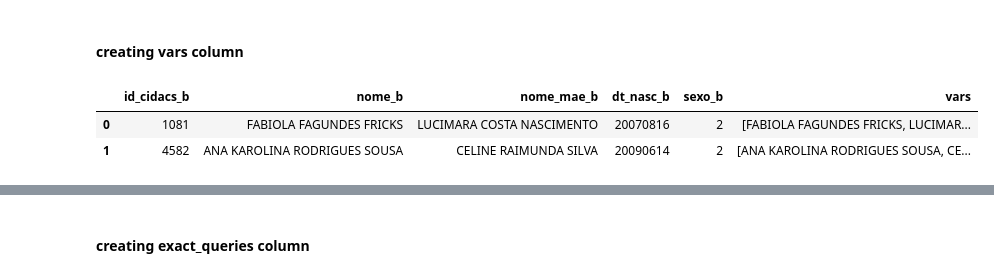
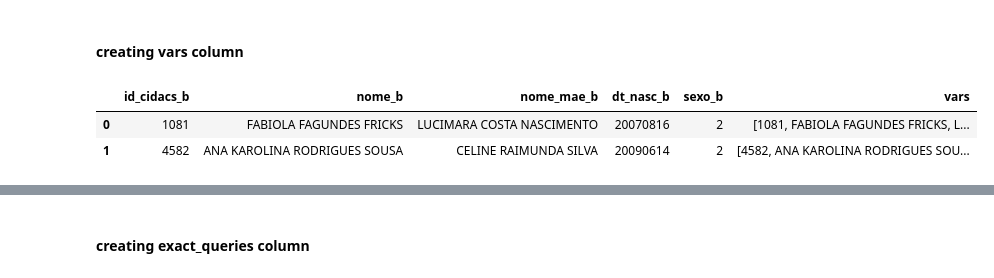
Before and after one commit to pierrepita/fully-distributed-cidacs-rl, a Jupyter notebook: cidacs-rl.ipynb, the cells around one changed output, grey strips where cells are left out. Saved outputs shown, nothing was run; the diff lists cells and outputs as text; code cells hidden in the pictures.

```diff
--- a/cidacs-rl.ipynb
+++ b/cidacs-rl.ipynb
@@ -327,11 +347,11 @@ query_size = config_['query_size']
 # %%
 tolink_id_column = config_['datasets_info']['tolink_dataset']['id_column_name']
 tolink_cols = config_['datasets_info']['tolink_dataset']['columns']
-tolink_cols = [x for x in tolink_cols if x != tolink_id_column]
+# tolink_cols = [x for x in tolink_cols if x != tolink_id_column]
 
 tolink_dataset = tolink_dataset.withColumn('vars', F.array(tolink_cols))
 tolink_dataset.limit(2).toPandas()
 # %% [output]
 |  | id_cidacs_b | nome_b | nome_mae_b | dt_nasc_b | sexo_b | vars |
-| 0 | 1081 | FABIOLA FAGUNDES FRICKS | LUCIMARA COSTA NASCIMENTO | 20070816 | 2 | [FABIOLA FAGUNDES FRICKS, LUCIMAR... |
-| 1 | 4582 | ANA KAROLINA RODRIGUES SOUSA | CELINE RAIMUNDA SILVA | 20090614 | 2 | [ANA KAROLINA RODRIGUES SOUSA, CE... |
+| 0 | 1081 | FABIOLA FAGUNDES FRICKS | LUCIMARA COSTA NASCIMENTO | 20070816 | 2 | [1081, FABIOLA FAGUNDES FRICKS, L... |
+| 1 | 4582 | ANA KAROLINA RODRIGUES SOUSA | CELINE RAIMUNDA SILVA | 20090614 | 2 | [4582, ANA KAROLINA RODRIGUES SOU... |
```
Also changed, not shown: parts of 60 cells of this notebook, 1 other file.
